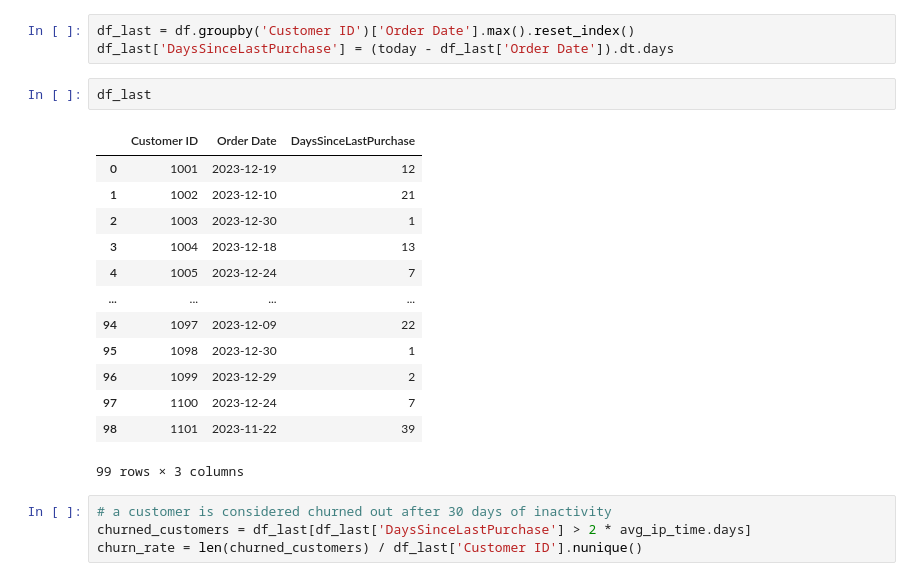
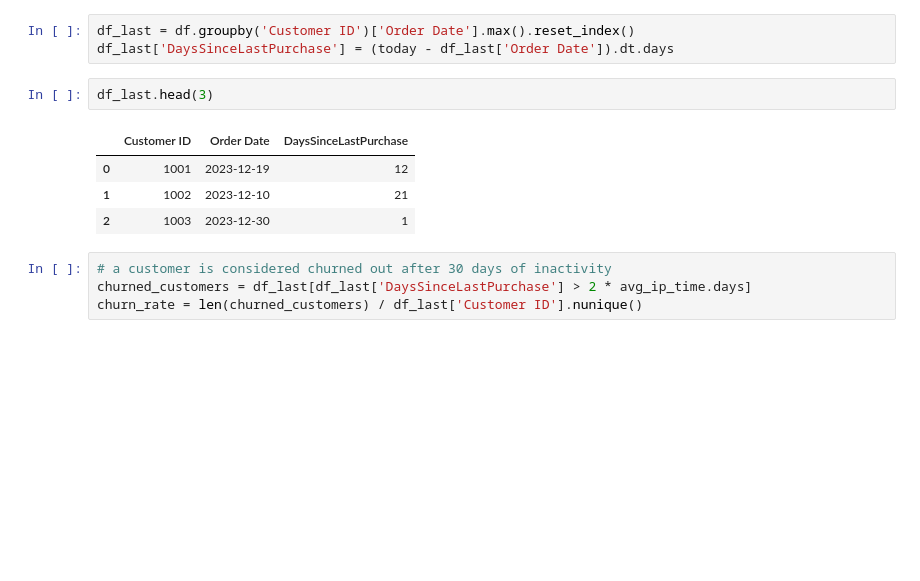
Before and after one commit to OAltyn/Customer-Life-Time-Value, a Jupyter notebook: CLTV_withPython.ipynb, the cells around one changed output. Drawn from its saved outputs; the diff is of its cells as text; blank space fills up the shorter version.

```diff
--- a/CLTV_withPython.ipynb
+++ b/CLTV_withPython.ipynb
@@ -317,21 +280,12 @@ Timedelta('15 days 19:13:03.561429828')
 df_last = df.groupby('Customer ID')['Order Date'].max().reset_index()
 df_last['DaysSinceLastPurchase'] = (today - df_last['Order Date']).dt.days
 # %%
-df_last
+df_last.head(3)
 # %% [output]
 |  | Customer ID | Order Date | DaysSinceLastPurchase |
 | 0 | 1001 | 2023-12-19 | 12 |
 | 1 | 1002 | 2023-12-10 | 21 |
 | 2 | 1003 | 2023-12-30 | 1 |
-| 3 | 1004 | 2023-12-18 | 13 |
-| 4 | 1005 | 2023-12-24 | 7 |
-| ... | ... | ... | ... |
-| 94 | 1097 | 2023-12-09 | 22 |
-| 95 | 1098 | 2023-12-30 | 1 |
-| 96 | 1099 | 2023-12-29 | 2 |
-| 97 | 1100 | 2023-12-24 | 7 |
-| 98 | 1101 | 2023-11-22 | 39 |
-99 rows × 3 columns
 # %%
 # a customer is considered churned out after 30 days of inactivity
 churned_customers = df_last[df_last['DaysSinceLastPurchase'] > 2 * avg_ip_time.days]
```
Also changed, not shown: parts of 5 cells of this notebook.
